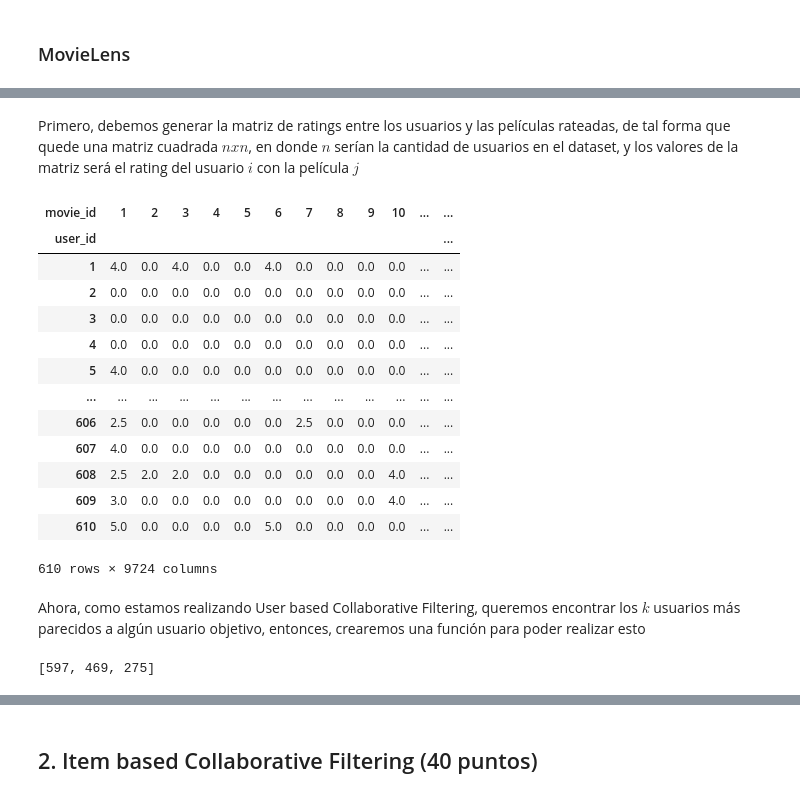
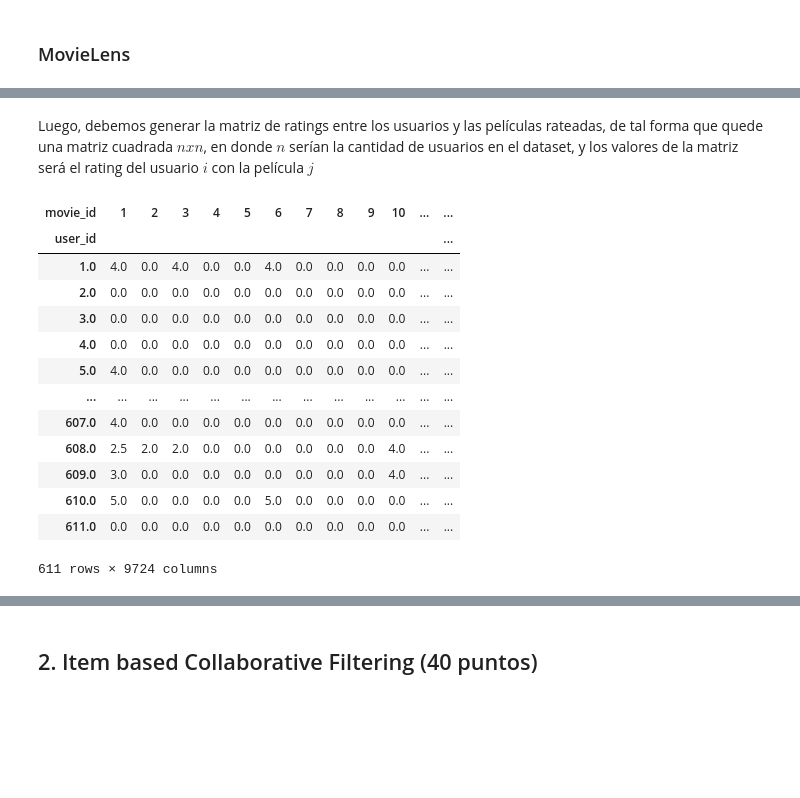
Before and after one commit to luciofondon98/Reconocimiento-de-Patrones-2021-1, a Jupyter notebook: Tarea 3/Tarea 3 - INF 479.ipynb, the cells around one changed output, grey strips where cells are left out. Cells and saved outputs as stored; diff of their text form; code cells hidden in the pictures; blank space fills up the shorter version.

```diff
--- a/Tarea 3/Tarea 3 - INF 479.ipynb
+++ b/Tarea 3/Tarea 3 - INF 479.ipynb
@@ -240,0 +386,3 @@ Name: rating, Length: 9724, dtype: int64
+# %%
+movies_with_new_rating = rate_10_products('movielens')
+movies_with_new_rating
@@ -241,61 +414,20 @@ Name: rating, Length: 9724, dtype: int64
 # %% [markdown]
-Primero, debemos generar la matriz de ratings entre los usuarios y las películas rateadas, de tal forma que quede una matriz cuadrada $n x n$, en donde $n$ serían la cantidad de usuarios en el dataset, y los valores de la matriz será el rating del usuario $i$ con la película $j$
+Luego, debemos generar la matriz de ratings entre los usuarios y las películas rateadas, de tal forma que quede una matriz cuadrada $n x n$, en donde $n$ serían la cantidad de usuarios en el dataset, y los valores de la matriz será el rating del usuario $i$ con la película $j$
 # %%
-rating_matrix = df_ML_ratings.pivot_table(index = 'user_id',columns = 'movie_id', values = 'rating').fillna(0)
-
-display(rating_matrix)
+rating_matrix_movies = movies_with_new_rating.pivot_table(index = 'user_id',columns = 'movie_id', values = 'rating').fillna(0)
+rating_matrix_movies
 # %% [output]
 | movie_id | 1 | 2 | 3 | 4 | 5 | 6 | 7 | 8 | 9 | 10 | ... | ... |
 | user_id |  |  |  |  |  |  |  |  |  |  |  | ... |
-| 1 | 4.0 | 0.0 | 4.0 | 0.0 | 0.0 | 4.0 | 0.0 | 0.0 | 0.0 | 0.0 | ... | ... |
-| 2 | 0.0 | 0.0 | 0.0 | 0.0 | 0.0 | 0.0 | 0.0 | 0.0 | 0.0 | 0.0 | ... | ... |
-| 3 | 0.0 | 0.0 | 0.0 | 0.0 | 0.0 | 0.0 | 0.0 | 0.0 | 0.0 | 0.0 | ... | ... |
-| 4 | 0.0 | 0.0 | 0.0 | 0.0 | 0.0 | 0.0 | 0.0 | 0.0 | 0.0 | 0.0 | ... | ... |
-| 5 | 4.0 | 0.0 | 0.0 | 0.0 | 0.0 | 0.0 | 0.0 | 0.0 | 0.0 | 0.0 | ... | ... |
+| 1.0 | 4.0 | 0.0 | 4.0 | 0.0 | 0.0 | 4.0 | 0.0 | 0.0 | 0.0 | 0.0 | ... | ... |
+| 2.0 | 0.0 | 0.0 | 0.0 | 0.0 | 0.0 | 0.0 | 0.0 | 0.0 | 0.0 | 0.0 | ... | ... |
+| 3.0 | 0.0 | 0.0 | 0.0 | 0.0 | 0.0 | 0.0 | 0.0 | 0.0 | 0.0 | 0.0 | ... | ... |
+| 4.0 | 0.0 | 0.0 | 0.0 | 0.0 | 0.0 | 0.0 | 0.0 | 0.0 | 0.0 | 0.0 | ... | ... |
+| 5.0 | 4.0 | 0.0 | 0.0 | 0.0 | 0.0 | 0.0 | 0.0 | 0.0 | 0.0 | 0.0 | ... | ... |
 | ... | ... | ... | ... | ... | ... | ... | ... | ... | ... | ... | ... | ... |
-| 606 | 2.5 | 0.0 | 0.0 | 0.0 | 0.0 | 0.0 | 2.5 | 0.0 | 0.0 | 0.0 | ... | ... |
-| 607 | 4.0 | 0.0 | 0.0 | 0.0 | 0.0 | 0.0 | 0.0 | 0.0 | 0.0 | 0.0 | ... | ... |
-| 608 | 2.5 | 2.0 | 2.0 | 0.0 | 0.0 | 0.0 | 0.0 | 0.0 | 0.0 | 4.0 | ... | ... |
-| 609 | 3.0 | 0.0 | 0.0 | 0.0 | 0.0 | 0.0 | 0.0 | 0.0 | 0.0 | 4.0 | ... | ... |
-| 610 | 5.0 | 0.0 | 0.0 | 0.0 | 0.0 | 5.0 | 0.0 | 0.0 | 0.0 | 0.0 | ... | ... |
+| 607.0 | 4.0 | 0.0 | 0.0 | 0.0 | 0.0 | 0.0 | 0.0 | 0.0 | 0.0 | 0.0 | ... | ... |
+| 608.0 | 2.5 | 2.0 | 2.0 | 0.0 | 0.0 | 0.0 | 0.0 | 0.0 | 0.0 | 4.0 | ... | ... |
+| 609.0 | 3.0 | 0.0 | 0.0 | 0.0 | 0.0 | 0.0 | 0.0 | 0.0 | 0.0 | 4.0 | ... | ... |
+| 610.0 | 5.0 | 0.0 | 0.0 | 0.0 | 0.0 | 5.0 | 0.0 | 0.0 | 0.0 | 0.0 | ... | ... |
+| 611.0 | 0.0 | 0.0 | 0.0 | 0.0 | 0.0 | 0.0 | 0.0 | 0.0 | 0.0 | 0.0 | ... | ... |
-610 rows × 9724 columns
+611 rows × 9724 columns
-# %% [markdown]
-Ahora, como estamos realizando User based Collaborative Filtering, queremos encontrar los $k$ usuarios más parecidos a algún usuario objetivo, entonces, crearemos una función para poder realizar esto
-# %%
-# Creamos una función que nos retorne los usuarios más similares a un usuario objetivo
-# Se utilizará (como es pedido) la similaridad coseno como métrica
-import operator
-
-def similar_users(user_id, matrix, k):
-    # create a df of just the current user
-    user = matrix[matrix.index == user_id]
-
-    # and a df of all other users
-    other_users = matrix[matrix.index != user_id]
-
-    # calc cosine similarity between user and each other user
-    similarities = cosine_similarity(user,other_users)[0].tolist()
-
-    # create list of indices of these users
-    indices = other_users.index.tolist()
-
-    # create key/values pairs of user index and their similarity
-    index_similarity = dict(zip(indices, similarities))
-
-    # sort by similarity
-    index_similarity_sorted = sorted(index_similarity.items(), key=operator.itemgetter(1))
-    index_similarity_sorted.reverse()
-
-    # grab k users off the top
-    top_users_similarities = index_similarity_sorted[:k]
-    users = [u[0] for u in top_users_similarities]
-
-    return users
-
-current_user = 603
-# try it out
-similar_user_indices = similar_users(current_user, rating_matrix,3)
-print(similar_user_indices)
-#=> [30773, 39021, 45603]
-# %% [output]
-[597, 469, 275]
```
Also changed, not shown: parts of 52 cells of this notebook.
